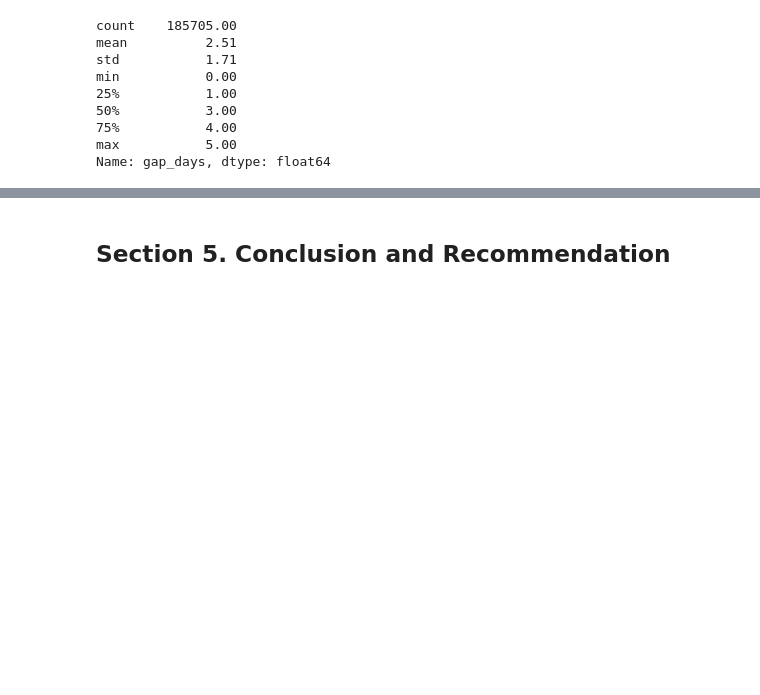
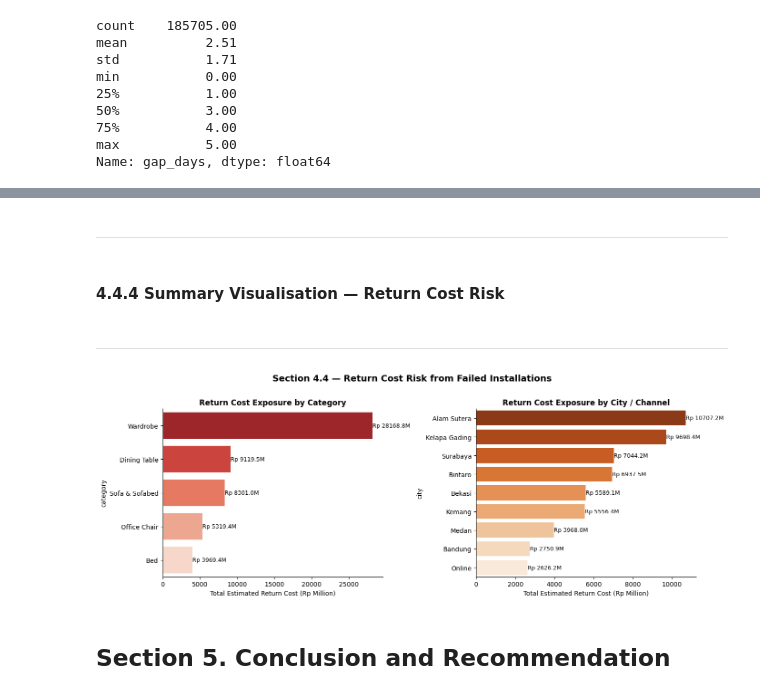
Before and after one commit to ElmarLeonard9/temporary_repo_capstone-main, a Jupyter notebook: notebooks/1.0-bdp-inital-data-exploration.ipynb, the cells around one changed output, grey strips where cells are left out. Drawn from its saved outputs; the diff is of its cells as text; code cells hidden in the pictures; blank space fills up the shorter version.

```diff
--- a/notebooks/1.0-bdp-inital-data-exploration.ipynb
+++ b/notebooks/1.0-bdp-inital-data-exploration.ipynb
@@ -1221,0 +1737,18 @@ Analisis terhadap 185.705 order yang melalui proses instalasi mengungkap temuan
+# %%
+# 1. Group and aggregate metrics directly with descriptive names
+cost_by_city = df_failed_only.groupby('city')['estimated_return_cost'].agg(
+    failed_orders='count',
+    total_return_cost='sum',
+    avg_return_cost='mean',
+    median_return_cost='median'
+).sort_values('total_return_cost', ascending=False)
+
+cost_by_city['total_return_cost_M'] = cost_by_city['total_return_cost'] / 1e6
+print("Return cost by city:\n", cost_by_city.round(0))
+
+# 2. Kruskal-Wallis Test
+city_cost_groups = df_failed_only.dropna(subset=['estimated_return_cost']).groupby('city')['estimated_return_cost'].apply(list)
+kw_city, kw_cityp = stats.kruskal(*city_cost_groups)
+
+print_test("Kruskal-Wallis (return_cost ~ city)", kw_city, kw_cityp,
+           "SIGNIFICANT: return cost differs by city", "NOT significant", "H")
@@ -1222,3 +1773,37 @@ Analisis terhadap 185.705 order yang melalui proses instalasi mengungkap temuan
+# %% [markdown]
+---
+# %% [markdown]
+#### **4.4.4 Summary Visualisation — Return Cost Risk**
+# %% [markdown]
+---
+# %%
+fig, axes = plt.subplots(1, 2, figsize=(14, 5))
+fig.suptitle('Section 4.4 — Return Cost Risk from Failed Installations', fontsize=14, fontweight='bold', y=1.01)
+
+# ── Panel 1: Return cost by category ──────────────────────────────────────
+cat_cost_plot = cost_by_cat.reset_index().sort_values('total_return_cost_M', ascending=False)
+sns.barplot(data=cat_cost_plot, y='category', x='total_return_cost_M', hue="category",
+            palette='Reds_r', orient='h', ax=axes[0])
+axes[0].set_xlabel('Total Estimated Return Cost (Rp Million)')
+axes[0].set_title('Return Cost Exposure by Category', fontsize=12, fontweight='bold')
+for i, v in enumerate(cat_cost_plot['total_return_cost_M']):
+    axes[0].text(v + 0.2, i, f'Rp {v:.1f}M', va='center', fontsize=9)
+sns.despine(ax=axes[0])
+
+# ── Panel 2: Return cost by city ──────────────────────────────────────────
+city_cost_plot = cost_by_city.reset_index().sort_values('total_return_cost_M', ascending=False)
+sns.barplot(data=city_cost_plot, y='city', x='total_return_cost_M', hue="city",
+            palette='Oranges_r', orient='h', ax=axes[1])
+axes[1].set_xlabel('Total Estimated Return Cost (Rp Million)')
+axes[1].set_title('Return Cost Exposure by City / Channel', fontsize=12, fontweight='bold')
+for i, v in enumerate(city_cost_plot['total_return_cost_M']):
+    axes[1].text(v + 0.2, i, f'Rp {v:.1f}M', va='center', fontsize=9)
+sns.despine(ax=axes[1])
+
+plt.tight_layout()
+plt.show()
+# %% [output]
+[figure, added]
 # %% [markdown]
 ## **Section 5. Conclusion and Recommendation**
 # %% [markdown]
```
Also changed, not shown: parts of 209 cells of this notebook, 3 other files.
